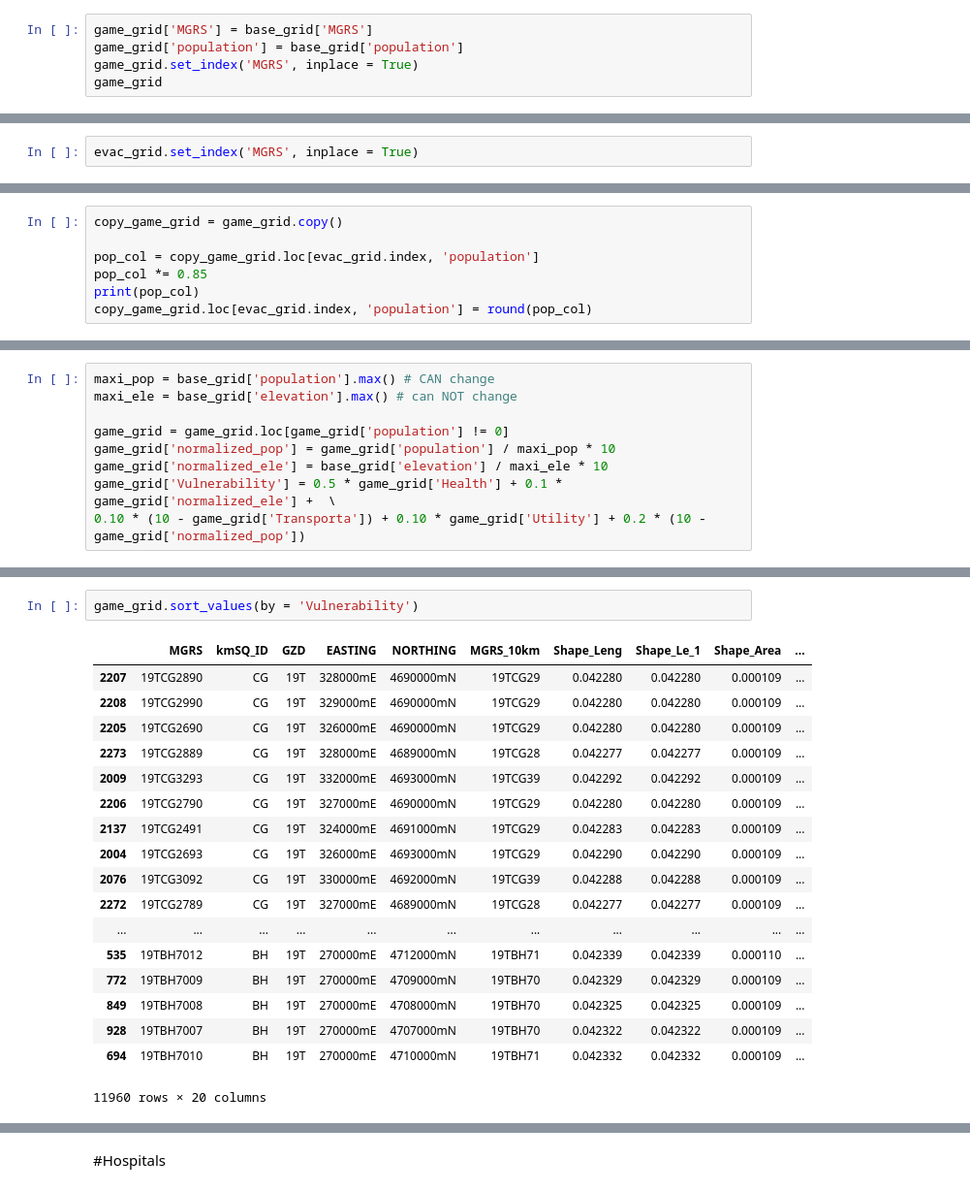
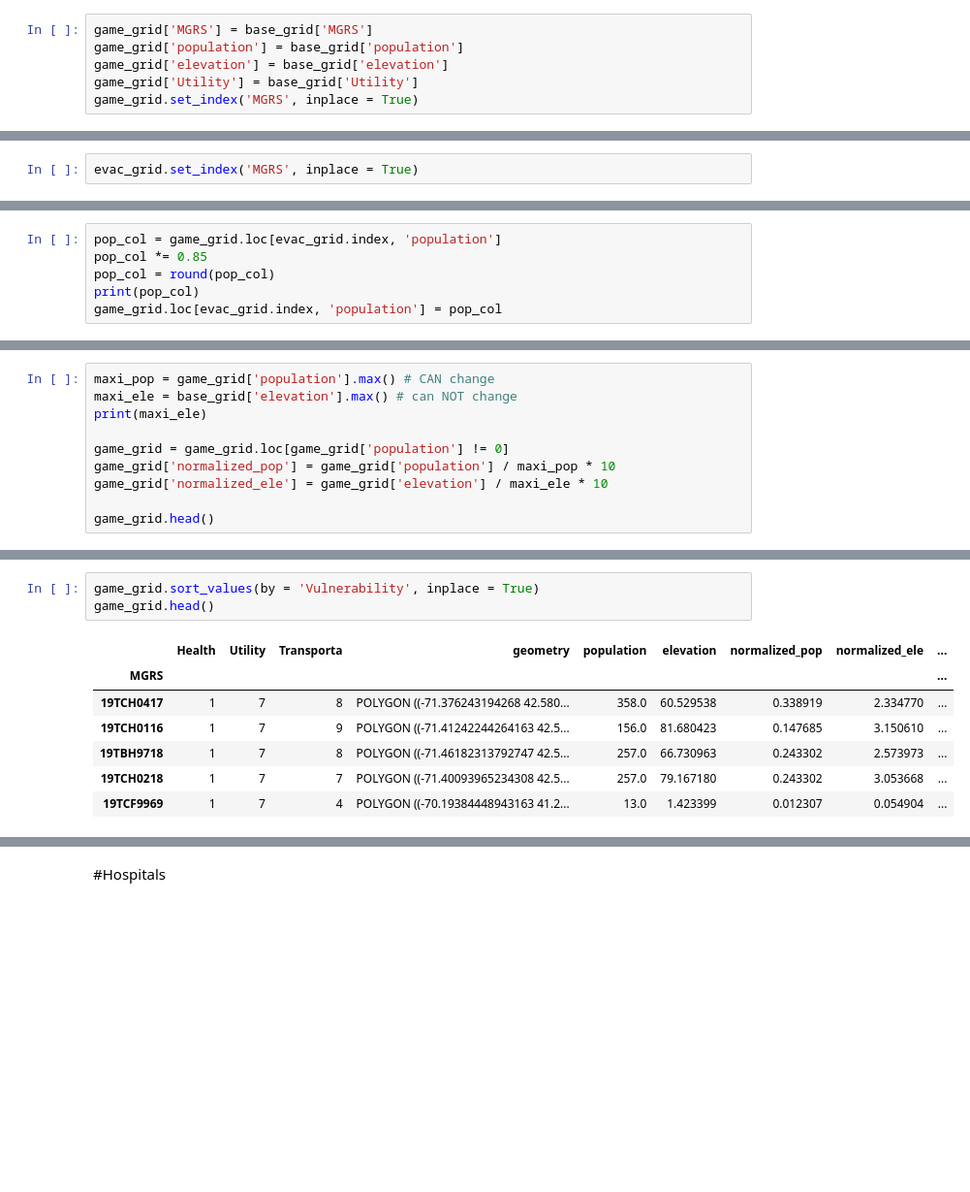
Before and after one commit to bwsi-hadr/2019-student-final-exercise, a Jupyter notebook: Planning_Hospital_Lee_Joseph_Final_exercise_grid.ipynb, the cells around one changed output, grey strips where cells are left out. Shown at 97% size. Saved outputs shown, nothing was run; the diff lists cells and outputs as text; blank space fills up the shorter version.

```diff
--- a/Planning_Hospital_Lee_Joseph_Final_exercise_grid.ipynb
+++ b/Planning_Hospital_Lee_Joseph_Final_exercise_grid.ipynb
@@ -106,5 +87,6 @@ game_grid = gpd.read_file('game2/response_turn_2/curr_grid.shp')
 # %%
 game_grid['MGRS'] = base_grid['MGRS']
 game_grid['population'] = base_grid['population']
+game_grid['elevation'] = base_grid['elevation']
+game_grid['Utility'] = base_grid['Utility']
 game_grid.set_index('MGRS', inplace = True)
-game_grid
@@ -161,7 +138,6 @@ game_grid
 # %%
-copy_game_grid = game_grid.copy()
-
-pop_col = copy_game_grid.loc[evac_grid.index, 'population']
+pop_col = game_grid.loc[evac_grid.index, 'population']
 pop_col *= 0.85
+pop_col = round(pop_col)
 print(pop_col)
-copy_game_grid.loc[evac_grid.index, 'population'] = round(pop_col)
+game_grid.loc[evac_grid.index, 'population'] = pop_col
@@ -168,9 +154,10 @@ copy_game_grid.loc[evac_grid.index, 'population'] = round(pop_col)
 # %%
-maxi_pop = base_grid['population'].max() # CAN change
+maxi_pop = game_grid['population'].max() # CAN change
 maxi_ele = base_grid['elevation'].max() # can NOT change
+print(maxi_ele)
 
 game_grid = game_grid.loc[game_grid['population'] != 0]
 game_grid['normalized_pop'] = game_grid['population'] / maxi_pop * 10
-game_grid['normalized_ele'] = base_grid['elevation'] / maxi_ele * 10
-game_grid['Vulnerability'] = 0.5 * game_grid['Health'] + 0.1 * game_grid['normalized_ele'] +  \
-0.10 * (10 - game_grid['Transporta']) + 0.10 * game_grid['Utility'] + 0.2 * (10 - game_grid['normalized_pop'])
+game_grid['normalized_ele'] = game_grid['elevation'] / maxi_ele * 10
+
+game_grid.head()
@@ -177,24 +186,14 @@ game_grid['Vulnerability'] = 0.5 * game_grid['Health'] + 0.1 * game_grid['normal
 # %%
-game_grid.sort_values(by = 'Vulnerability')
+game_grid.sort_values(by = 'Vulnerability', inplace = True)
+game_grid.head()
 # %% [output]
-|  | MGRS | kmSQ_ID | GZD | EASTING | NORTHING | MGRS_10km | Shape_Leng | Shape_Le_1 | Shape_Area | ... |
-| 2207 | 19TCG2890 | CG | 19T | 328000mE | 4690000mN | 19TCG29 | 0.042280 | 0.042280 | 0.000109 | ... |
-| 2208 | 19TCG2990 | CG | 19T | 329000mE | 4690000mN | 19TCG29 | 0.042280 | 0.042280 | 0.000109 | ... |
-| 2205 | 19TCG2690 | CG | 19T | 326000mE | 4690000mN | 19TCG29 | 0.042280 | 0.042280 | 0.000109 | ... |
-| 2273 | 19TCG2889 | CG | 19T | 328000mE | 4689000mN | 19TCG28 | 0.042277 | 0.042277 | 0.000109 | ... |
-| 2009 | 19TCG3293 | CG | 19T | 332000mE | 4693000mN | 19TCG39 | 0.042292 | 0.042292 | 0.000109 | ... |
-| 2206 | 19TCG2790 | CG | 19T | 327000mE | 4690000mN | 19TCG29 | 0.042280 | 0.042280 | 0.000109 | ... |
-| 2137 | 19TCG2491 | CG | 19T | 324000mE | 4691000mN | 19TCG29 | 0.042283 | 0.042283 | 0.000109 | ... |
-| 2004 | 19TCG2693 | CG | 19T | 326000mE | 4693000mN | 19TCG29 | 0.042290 | 0.042290 | 0.000109 | ... |
-| 2076 | 19TCG3092 | CG | 19T | 330000mE | 4692000mN | 19TCG39 | 0.042288 | 0.042288 | 0.000109 | ... |
-| 2272 | 19TCG2789 | CG | 19T | 327000mE | 4689000mN | 19TCG28 | 0.042277 | 0.042277 | 0.000109 | ... |
-| ... | ... | ... | ... | ... | ... | ... | ... | ... | ... | ... |
-| 535 | 19TBH7012 | BH | 19T | 270000mE | 4712000mN | 19TBH71 | 0.042339 | 0.042339 | 0.000110 | ... |
-| 772 | 19TBH7009 | BH | 19T | 270000mE | 4709000mN | 19TBH70 | 0.042329 | 0.042329 | 0.000109 | ... |
-| 849 | 19TBH7008 | BH | 19T | 270000mE | 4708000mN | 19TBH70 | 0.042325 | 0.042325 | 0.000109 | ... |
-| 928 | 19TBH7007 | BH | 19T | 270000mE | 4707000mN | 19TBH70 | 0.042322 | 0.042322 | 0.000109 | ... |
-| 694 | 19TBH7010 | BH | 19T | 270000mE | 4710000mN | 19TBH71 | 0.042332 | 0.042332 | 0.000109 | ... |
+|  | Health | Utility | Transporta | geometry | population | elevation | normalized_pop | normalized_ele | ... |
+| MGRS |  |  |  |  |  |  |  |  | ... |
+| 19TCH0417 | 1 | 7 | 8 | POLYGON ((-71.376243194268 42.580... | 358.0 | 60.529538 | 0.338919 | 2.334770 | ... |
+| 19TCH0116 | 1 | 7 | 9 | POLYGON ((-71.41242244264163 42.5... | 156.0 | 81.680423 | 0.147685 | 3.150610 | ... |
+| 19TBH9718 | 1 | 7 | 8 | POLYGON ((-71.46182313792747 42.5... | 257.0 | 66.730963 | 0.243302 | 2.573973 | ... |
+| 19TCH0218 | 1 | 7 | 7 | POLYGON ((-71.40093965234308 42.5... | 257.0 | 79.167180 | 0.243302 | 3.053668 | ... |
+| 19TCF9969 | 1 | 7 | 4 | POLYGON ((-70.19384448943163 41.2... | 13.0 | 1.423399 | 0.012307 | 0.054904 | ... |
-11960 rows × 20 columns
 # %%
 fig=plt.figure(figsize=[10,10])
 ax=fig.add_subplot(1,1,1)
```
Also changed, not shown: parts of 24 cells of this notebook.
